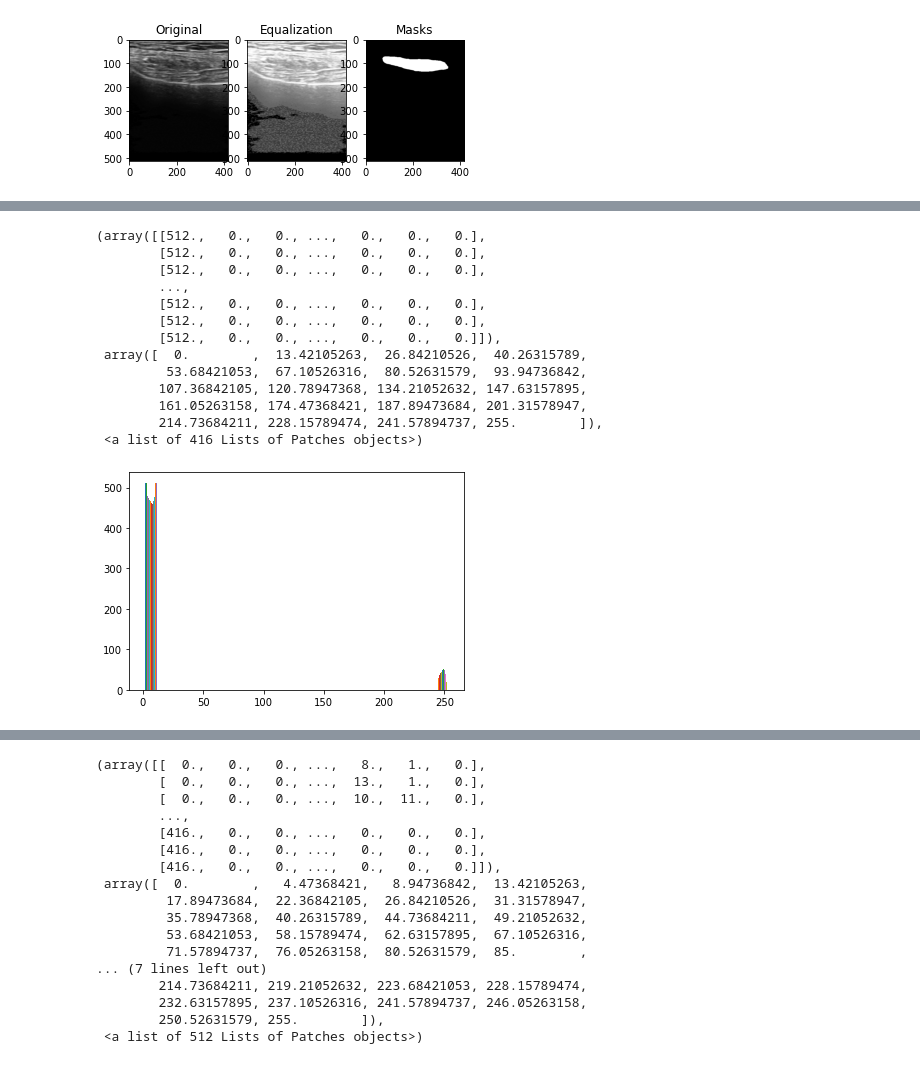
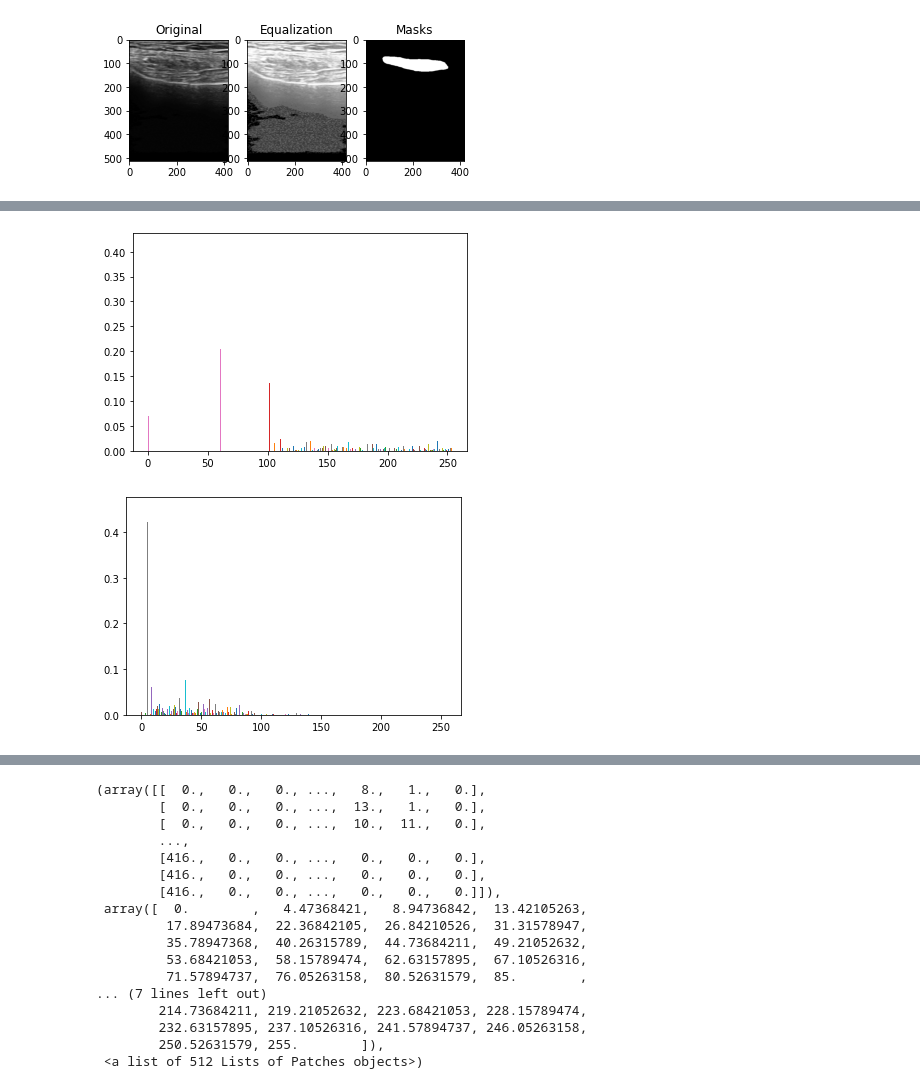
Before and after one commit to DongDong500/CPNKDv2, a Jupyter notebook: pallete.ipynb, the cells around one changed output, grey strips where cells are left out. Drawn from its saved outputs; the diff is of its cells as text; code cells hidden in the pictures.

```diff
--- a/pallete.ipynb
+++ b/pallete.ipynb
@@ -358,20 +337,13 @@ plt.hist(img2, bins='auto')
-# %%
-plt.hist(ma, bins='auto')
-# %% [output]
-(array([[512.,   0.,   0., ...,   0.,   0.,   0.],
-        [512.,   0.,   0., ...,   0.,   0.,   0.],
-        [512.,   0.,   0., ...,   0.,   0.,   0.],
-        ...,
-        [512.,   0.,   0., ...,   0.,   0.,   0.],
-        [512.,   0.,   0., ...,   0.,   0.,   0.],
-        [512.,   0.,   0., ...,   0.,   0.,   0.]]),
- array([  0.        ,  13.42105263,  26.84210526,  40.26315789,
-         53.68421053,  67.10526316,  80.52631579,  93.94736842,
-        107.36842105, 120.78947368, 134.21052632, 147.63157895,
-        161.05263158, 174.47368421, 187.89473684, 201.31578947,
-        214.73684211, 228.15789474, 241.57894737, 255.        ]),
- <a list of 416 Lists of Patches objects>)
-[figure, removed]
+# %%
+plt.hist(np.array(img2, dtype='uint8'), bins=[i for i in range(255)], density=True, align='mid')
+plt.show()
+# %% [output]
+[figure, added]
+# %%
+plt.hist(np.array(img, dtype='uint8'), bins=[i for i in range(255)], density=True, align='mid')
+plt.show()
+# %% [output]
+[figure, added]
 # %%
 from PIL import Image, ImageOps
 from matplotlib import pyplot as plt
```
Also changed, not shown: parts of 6 cells of this notebook, 1 other file.
